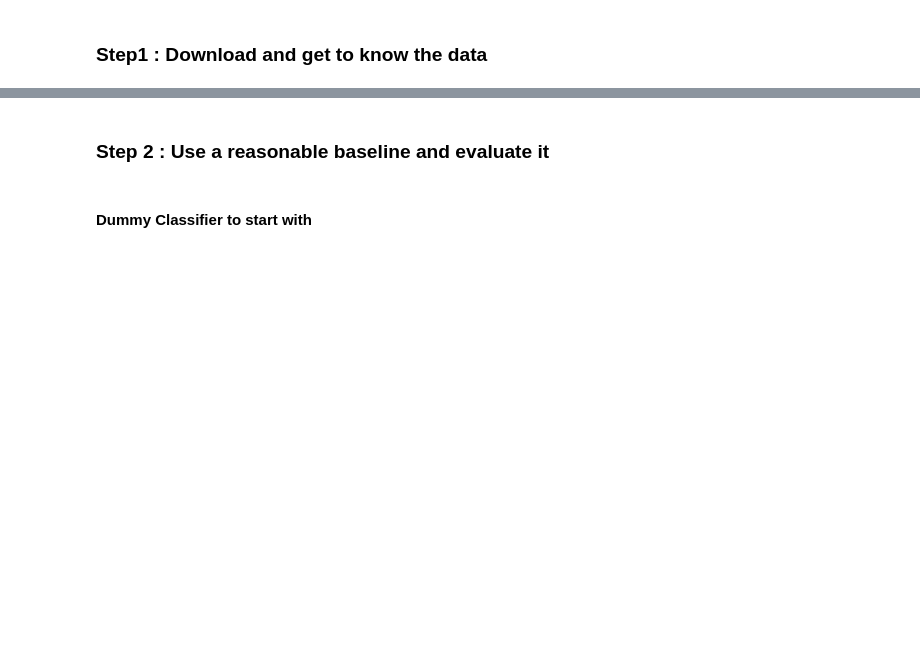
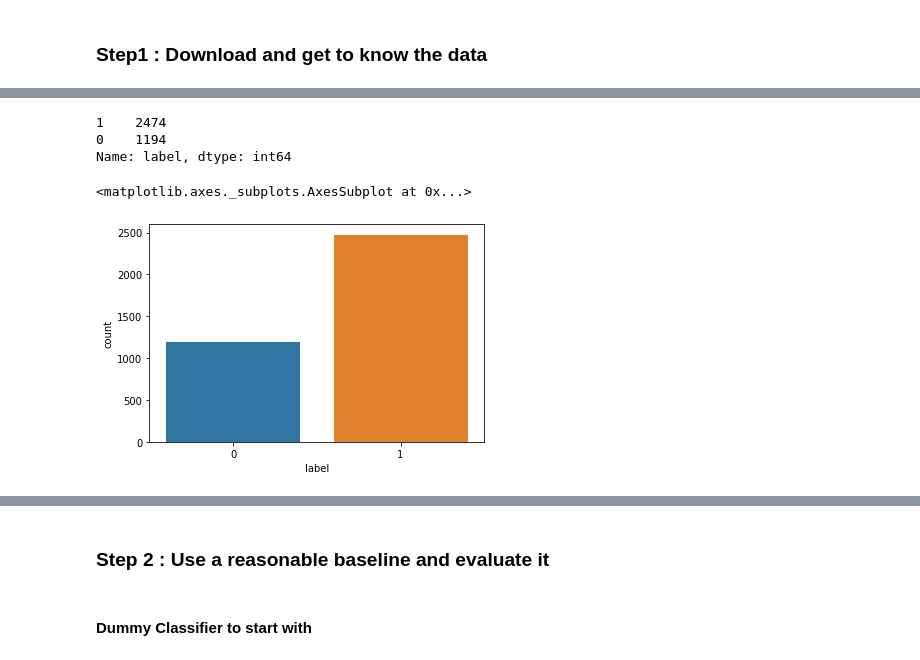
Before and after one commit to KacemKhaled/IFT6285-NLP-Project1, a Jupyter notebook: Projet1-Classification - task2.ipynb, the cells around one changed output, grey strips where cells are left out. Cells and saved outputs as stored; diff of their text form; code cells hidden in the pictures; blank space fills up the shorter version.

```diff
--- a/Projet1-Classification - task2.ipynb
+++ b/Projet1-Classification - task2.ipynb
@@ -30,2 +47,7 @@ os.chdir(kacemdir)
 # %% [markdown]
 ### Step1 : Download and get to know the data
+# %%
+#  using datasets lib
+import datasets
+MRPC = datasets.load_dataset("glue", "mrpc")
+print(MRPC)
@@ -157,0 +75,12 @@ dev_cola_data
+# %%
+MRPC_train = pd.DataFrame(MRPC['train'])
+MRPC_train
+  # {
+  #   "sentence1":"string"
+  #   "sentence2":"string"
+  #   "label":[
+  #           0:"not_equivalent"
+  #           1:"equivalent"
+  #           ]
+  #   "idx":"int32"
+  # }
@@ -157,0 +101,13 @@ dev_cola_data
+# %%
+print(MRPC_train['label'].value_counts())
+# %% [output]
+1    2474
+0    1194
+Name: label, dtype: int64
+# %%
+from seaborn import countplot
+countplot(x='label', data = MRPC_train )
+# "label":[0:"not_equivalent", 1:"equivalent"]
+# %% [output]
+<matplotlib.axes._subplots.AxesSubplot at 0x...>
+[figure, added]
```
Also changed, not shown: parts of 190 cells of this notebook, 6 other files.
